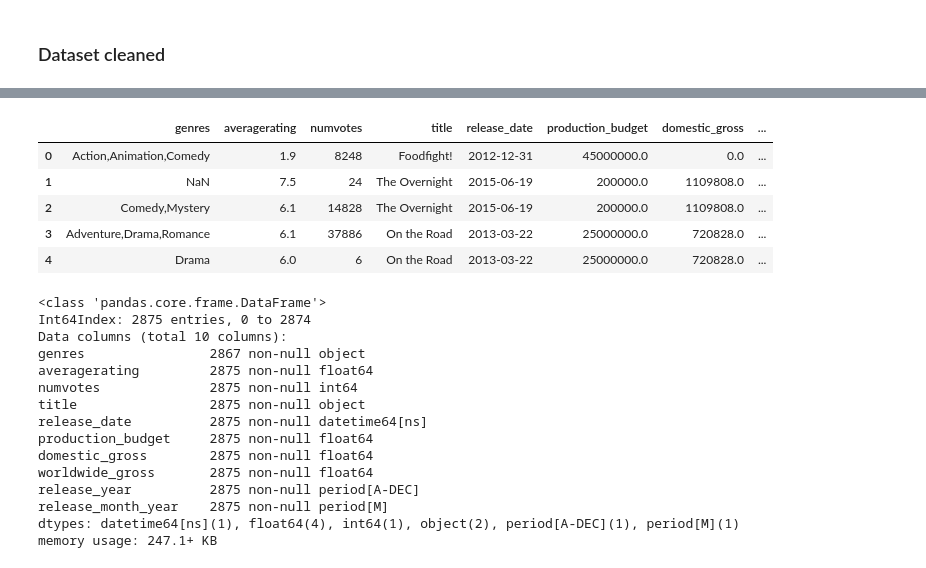
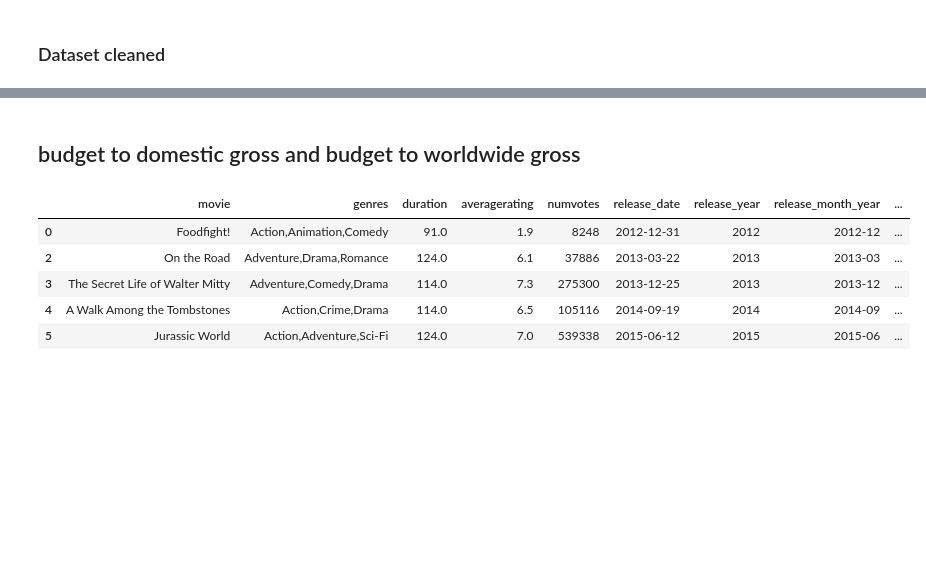
Before and after one commit to yli1517/mod-1-project, a Jupyter notebook: YL_Module1_Project_Raw_updated.ipynb, the cells around one changed output, grey strips where cells are left out. Cells and saved outputs as stored; diff of their text form; code cells hidden in the pictures; blank space fills up the shorter version.

```diff
--- a/YL_Module1_Project_Raw_updated.ipynb
+++ b/YL_Module1_Project_Raw_updated.ipynb
@@ -246,7 +266,7 @@ df['release_date'] = pd.to_datetime(df['release_date'])
 df['release_year'] = df['release_date'].dt.to_period("Y")
 # %%
 # get 'release_month'
-df['release_month_year'] = df['release_date'].dt.to_period("M")
+df['release_year_month'] = df['release_date'].dt.to_period("M")
 # %%
 df.head()
 # %% [output]
@@ -386,27 +420,11 @@ df1 = df.drop('runtime_minutes', axis = 1)
+# %% [markdown]
+## budget to domestic gross and budget to worldwide gross
 # %%
-df1.head()
+df.head()
 # %% [output]
-|  | genres | averagerating | numvotes | title | release_date | production_budget | domestic_gross | ... |
-| 0 | Action,Animation,Comedy | 1.9 | 8248 | Foodfight! | 2012-12-31 | 45000000.0 | 0.0 | ... |
-| 1 | NaN | 7.5 | 24 | The Overnight | 2015-06-19 | 200000.0 | 1109808.0 | ... |
-| 2 | Comedy,Mystery | 6.1 | 14828 | The Overnight | 2015-06-19 | 200000.0 | 1109808.0 | ... |
-| 3 | Adventure,Drama,Romance | 6.1 | 37886 | On the Road | 2013-03-22 | 25000000.0 | 720828.0 | ... |
-| 4 | Drama | 6.0 | 6 | On the Road | 2013-03-22 | 25000000.0 | 720828.0 | ... |
+|  | movie | genres | duration | averagerating | numvotes | release_date | release_year | release_month_year | ... |
+| 0 | Foodfight! | Action,Animation,Comedy | 91.0 | 1.9 | 8248 | 2012-12-31 | 2012 | 2012-12 | ... |
+| 2 | On the Road | Adventure,Drama,Romance | 124.0 | 6.1 | 37886 | 2013-03-22 | 2013 | 2013-03 | ... |
+| 3 | The Secret Life of Walter Mitty | Adventure,Comedy,Drama | 114.0 | 7.3 | 275300 | 2013-12-25 | 2013 | 2013-12 | ... |
+| 4 | A Walk Among the Tombstones | Action,Crime,Drama | 114.0 | 6.5 | 105116 | 2014-09-19 | 2014 | 2014-09 | ... |
+| 5 | Jurassic World | Action,Adventure,Sci-Fi | 124.0 | 7.0 | 539338 | 2015-06-12 | 2015 | 2015-06 | ... |
-# %%
-df1.info()
-# %% [output]
-<class 'pandas.core.frame.DataFrame'>
-Int64Index: 2875 entries, 0 to 2874
-Data columns (total 10 columns):
-genres                2867 non-null object
-averagerating         2875 non-null float64
-numvotes              2875 non-null int64
-title                 2875 non-null object
-release_date          2875 non-null datetime64[ns]
-production_budget     2875 non-null float64
-domestic_gross        2875 non-null float64
-worldwide_gross       2875 non-null float64
-release_year          2875 non-null period[A-DEC]
-release_month_year    2875 non-null period[M]
-dtypes: datetime64[ns](1), float64(4), int64(1), object(2), period[A-DEC](1), period[M](1)
-memory usage: 247.1+ KB
```
Also changed, not shown: parts of 71 cells of this notebook, 28 other files.
